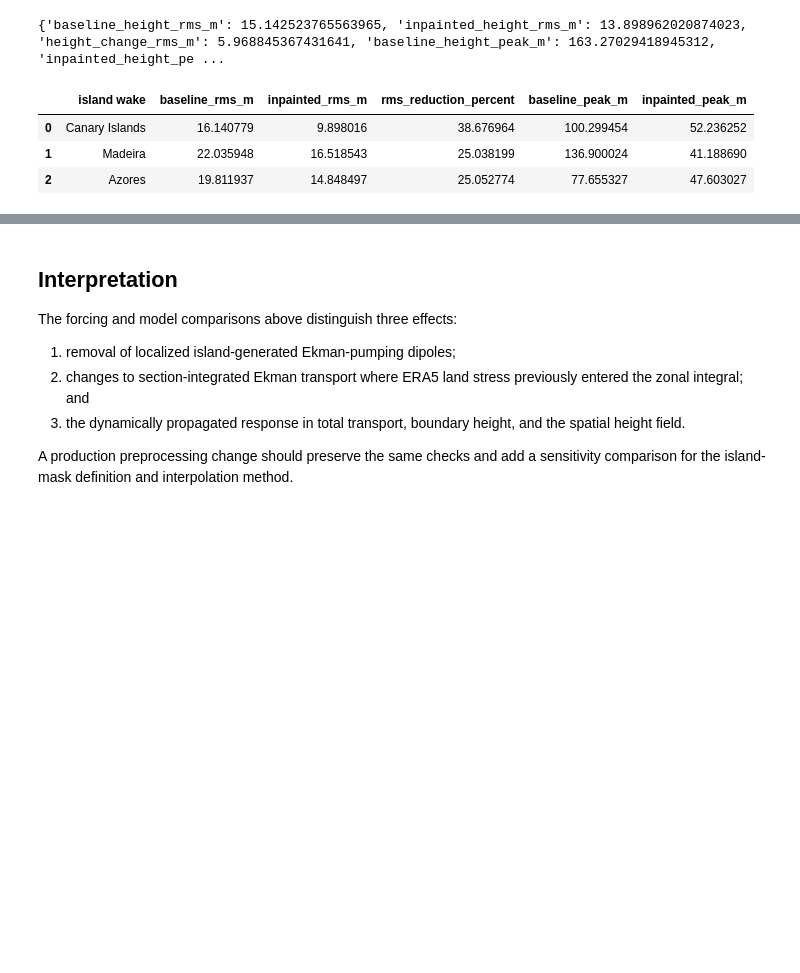
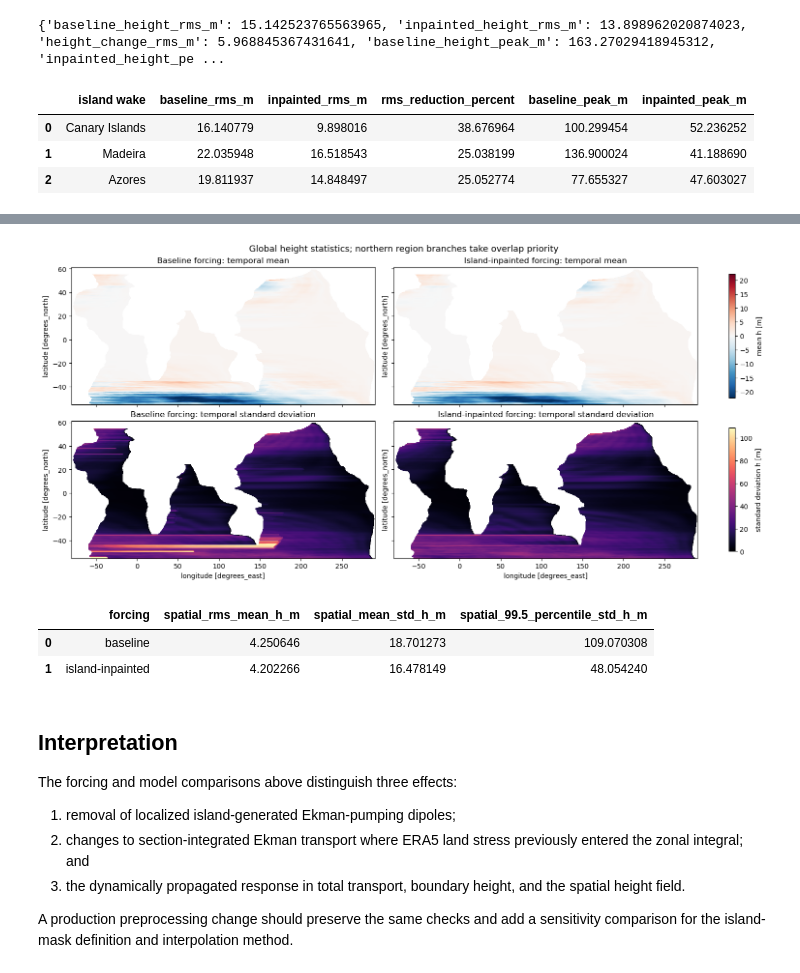
Before and after one commit to andrewwatford/MOCAdjustmentTheory, a Jupyter notebook: notebooks/compare_island_inpainted_forcing.ipynb, the cells around one changed output, grey strips where cells are left out. Saved outputs shown, nothing was run; the diff lists cells and outputs as text; code cells hidden in the pictures; blank space fills up the shorter version.

Commit message:
Plot global height mean and variability

```diff
--- a/notebooks/compare_island_inpainted_forcing.ipynb
+++ b/notebooks/compare_island_inpainted_forcing.ipynb
@@ -321,3 +368,78 @@ pd.DataFrame(wake_rows)
+# %%
+mean_fields = (
+    baseline_height_statistics["mean"],
+    inpainted_height_statistics["mean"],
+)
+std_fields = (
+    baseline_height_statistics["std"],
+    inpainted_height_statistics["std"],
+)
+mean_limit = max(
+    float(np.nanpercentile(np.abs(field.values), 99.5)) for field in mean_fields
+)
+std_limit = max(
+    float(np.nanpercentile(field.values, 99.5)) for field in std_fields
+)
+
+fig, axes = plt.subplots(
+    2, 2, figsize=(15, 7), constrained_layout=True, sharex=True, sharey=True
+)
+mean_images = []
+std_images = []
+for column, (label, mean_field, std_field) in enumerate(
+    zip(("Baseline forcing", "Island-inpainted forcing"), mean_fields, std_fields)
+):
+    mean_images.append(
+        mean_field.plot.pcolormesh(
+            ax=axes[0, column],
+            x="longitude",
+            y="latitude",
+            cmap="RdBu_r",
+            vmin=-mean_limit,
+            vmax=mean_limit,
+            add_colorbar=False,
+            rasterized=True,
+        )
+    )
+    std_images.append(
+        std_field.plot.pcolormesh(
+            ax=axes[1, column],
+            x="longitude",
+            y="latitude",
+            cmap="magma",
+            vmin=0.0,
+            vmax=std_limit,
+            add_colorbar=False,
+            rasterized=True,
+        )
+    )
+    axes[0, column].set_title(f"{label}: temporal mean")
+    axes[1, column].set_title(f"{label}: temporal standard deviation")
+    axes[0, column].set_xlabel("")
+
+fig.colorbar(mean_images[0], ax=axes[0, :], label="mean h [m]", shrink=0.9)
+fig.colorbar(std_images[0], ax=axes[1, :], label="standard deviation h [m]", shrink=0.9)
+fig.suptitle(
+    "Global height statistics; northern region branches take overlap priority",
+    fontsize=13,
+)
+plt.show()
+
+pd.DataFrame(
+    {
+        "forcing": ("baseline", "island-inpainted"),
+        "spatial_rms_mean_h_m": tuple(finite_rms(field) for field in mean_fields),
+        "spatial_mean_std_h_m": tuple(float(field.mean(skipna=True)) for field in std_fields),
+        "spatial_99.5_percentile_std_h_m": tuple(
+            float(np.nanpercentile(field.values, 99.5)) for field in std_fields
+        ),
+    }
+)
+# %% [output]
+[figure, added]
+|  | forcing | spatial_rms_mean_h_m | spatial_mean_std_h_m | spatial_99.5_percentile_std_h_m |
+| 0 | baseline | 4.250646 | 18.701273 | 109.070308 |
+| 1 | island-inpainted | 4.202266 | 16.478149 | 48.054240 |
 # %% [markdown]
 ## Interpretation
 
```
Also changed, not shown: parts of 3 cells of this notebook.
